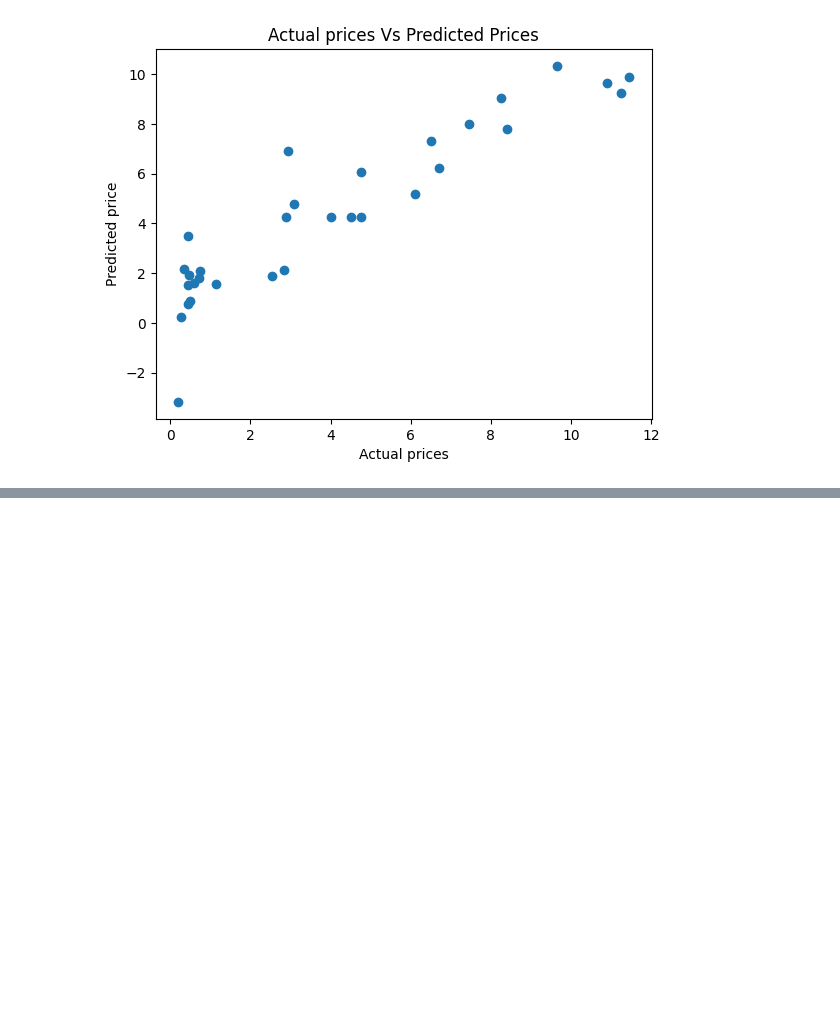
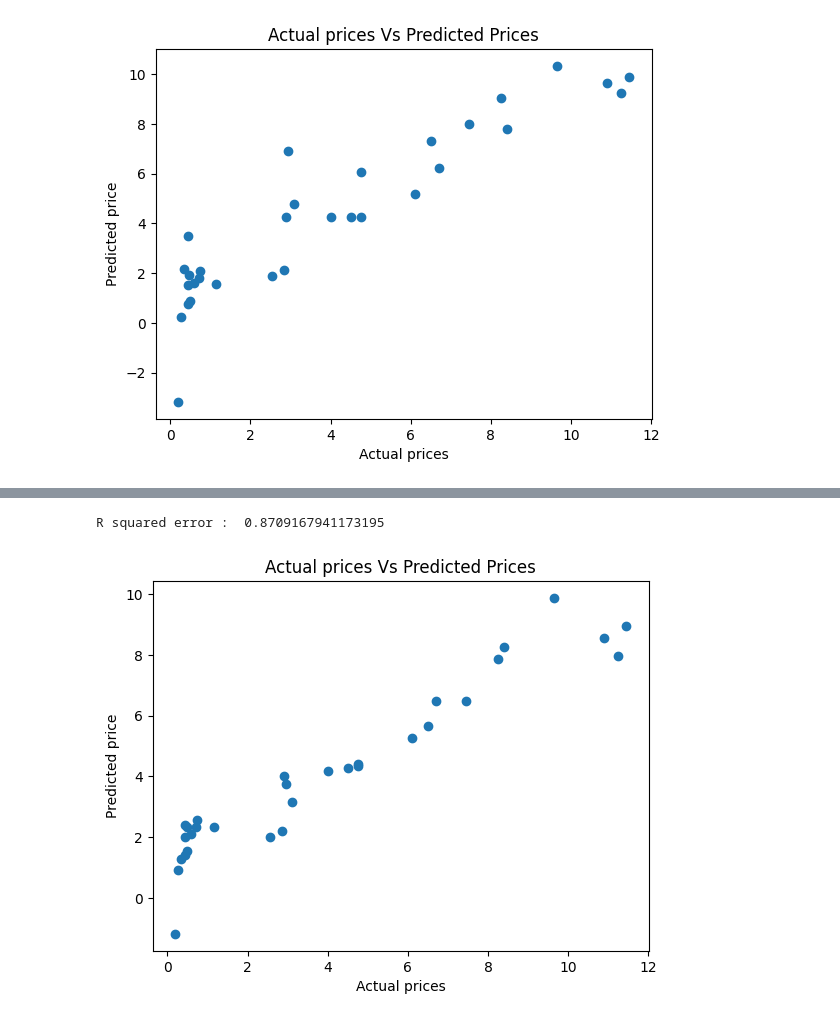
Before and after one commit to najnin26/ML_Algo_Implement, a Jupyter notebook: Regression/car-price-prediction.ipynb, the cells around one changed output, grey strips where cells are left out. Cells and saved outputs as stored; diff of their text form; code cells hidden in the pictures; blank space fills up the shorter version.

```diff
--- a/Regression/car-price-prediction.ipynb
+++ b/Regression/car-price-prediction.ipynb
@@ -192,0 +223,17 @@ plt.show()
+# %%
+# prediction on Testing data
+test_data_prediction=lass_reg_model.predict(X_test)
+# %%
+# R squared Error
+error_score=metrics.r2_score(Y_test,test_data_prediction)
+print("R squared error : ",error_score)
+# %% [output]
+R squared error :  0.8709167941173195
+# %%
+plt.scatter(Y_test,test_data_prediction)
+plt.xlabel("Actual prices")
+plt.ylabel("Predicted price")
+plt.title("Actual prices Vs Predicted Prices")
+plt.show()
+# %% [output]
+[figure, added]
```
Also changed, not shown: parts of 8 cells of this notebook.
